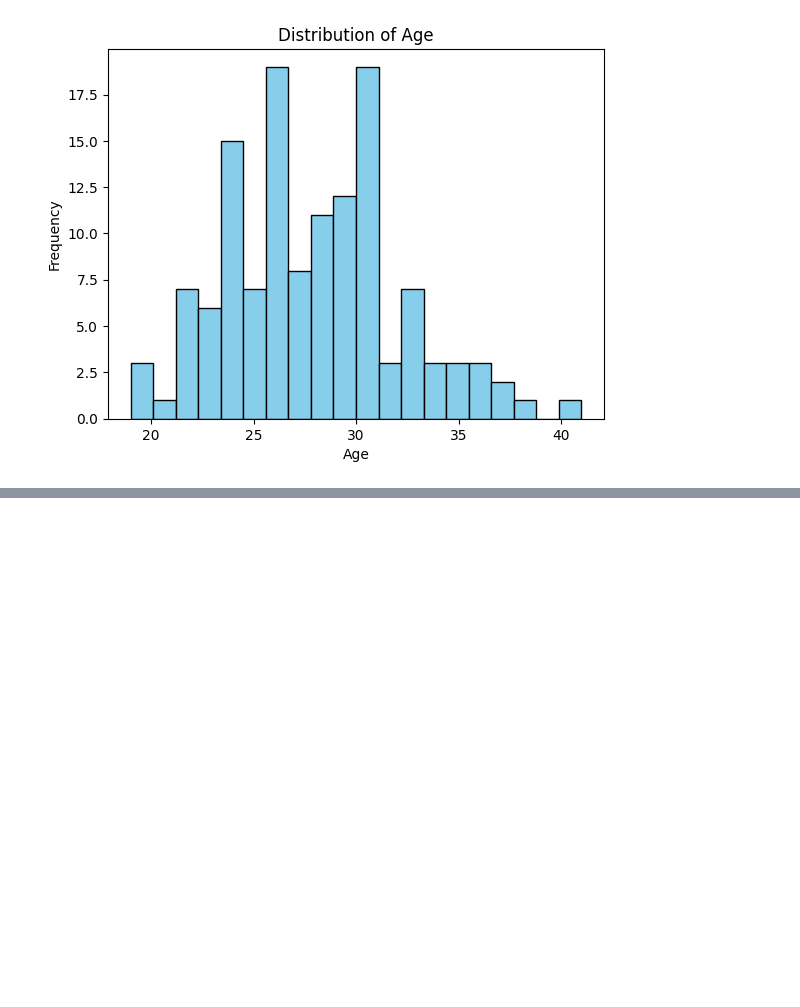
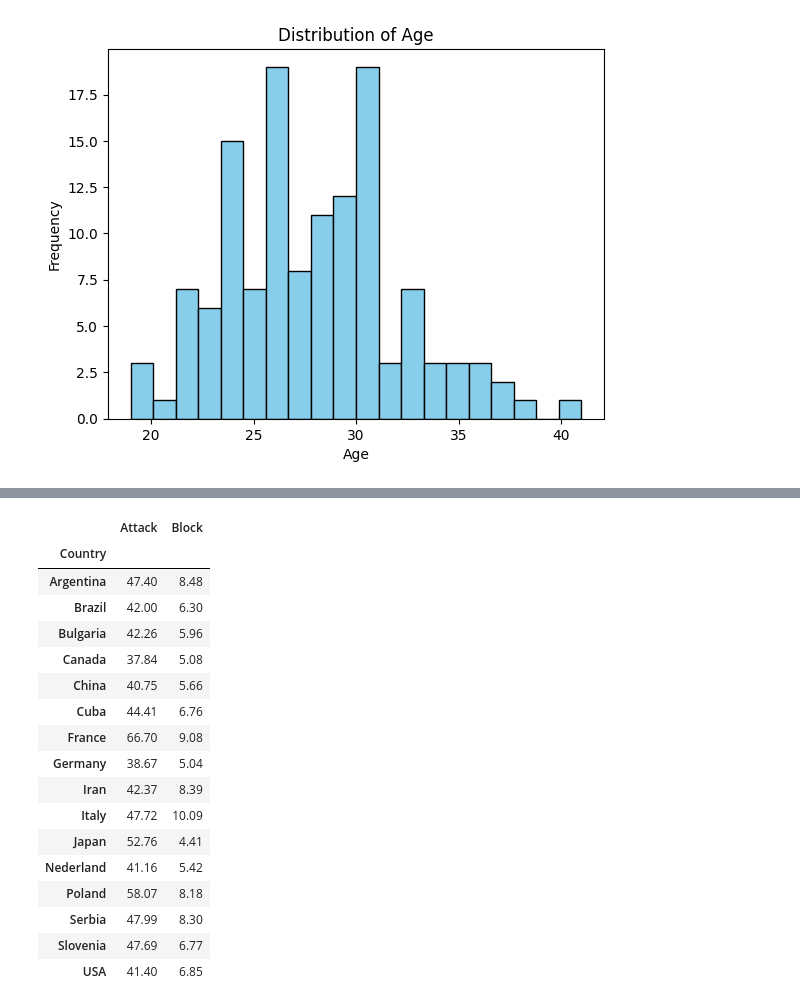
Before and after one commit to devpatil2004/Volleyball-VNL-EDA, a Jupyter notebook: notebook.ipynb, the cells around one changed output, grey strips where cells are left out. Drawn from its saved outputs; the diff is of its cells as text; code cells hidden in the pictures; blank space fills up the shorter version.

```diff
--- a/notebook.ipynb
+++ b/notebook.ipynb
@@ -211,0 +223,21 @@ plt.show()
+# %%
+total_attack_block_by_country
+# %% [output]
+|  | Attack | Block |
+| Country |  |  |
+| Argentina | 47.40 | 8.48 |
+| Brazil | 42.00 | 6.30 |
+| Bulgaria | 42.26 | 5.96 |
+| Canada | 37.84 | 5.08 |
+| China | 40.75 | 5.66 |
+| Cuba | 44.41 | 6.76 |
+| France | 66.70 | 9.08 |
+| Germany | 38.67 | 5.04 |
+| Iran | 42.37 | 8.39 |
+| Italy | 47.72 | 10.09 |
+| Japan | 52.76 | 4.41 |
+| Nederland | 41.16 | 5.42 |
+| Poland | 58.07 | 8.18 |
+| Serbia | 47.99 | 8.30 |
+| Slovenia | 47.69 | 6.77 |
+| USA | 41.40 | 6.85 |
```
Also changed, not shown: parts of 5 cells of this notebook.
